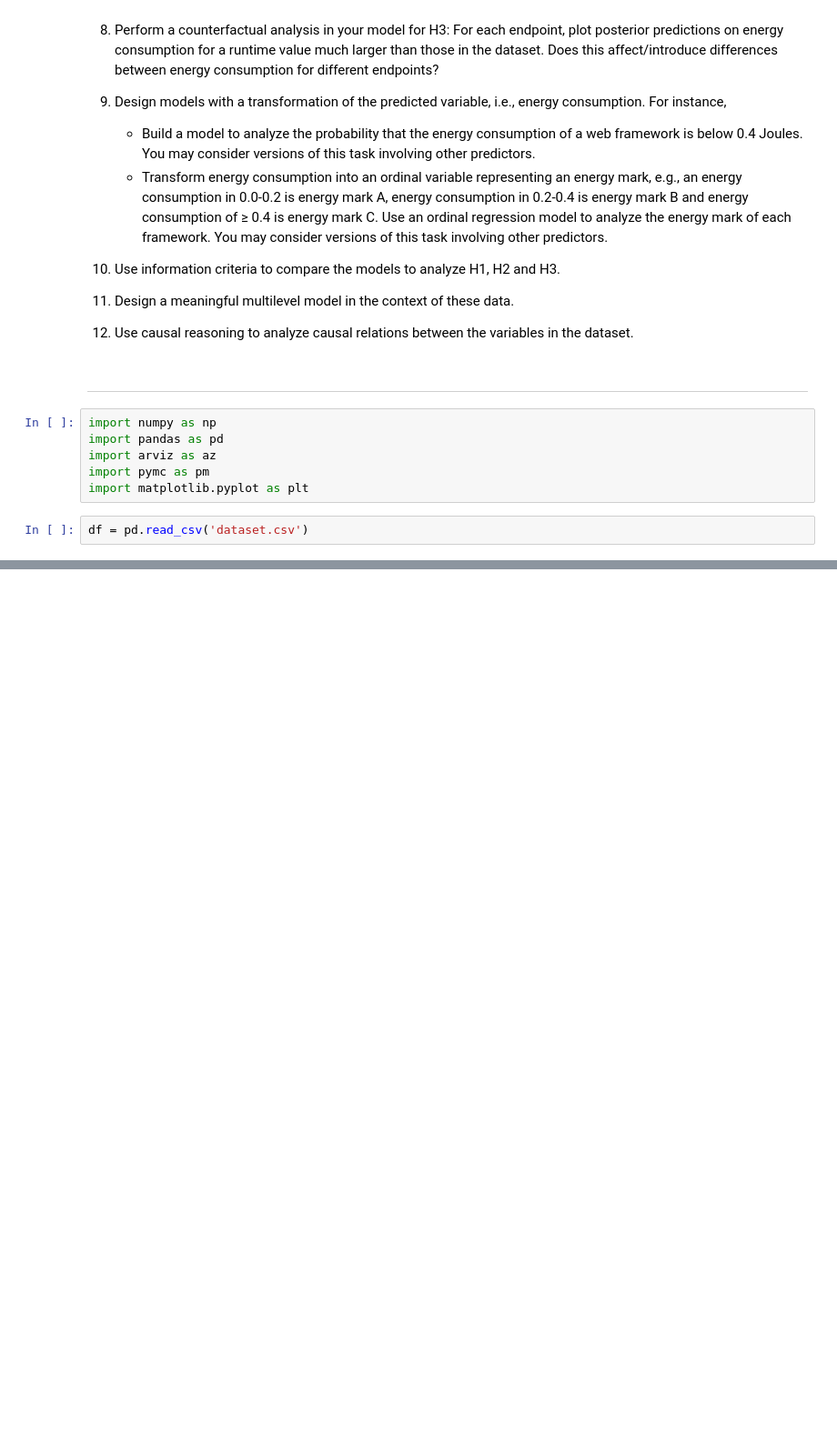
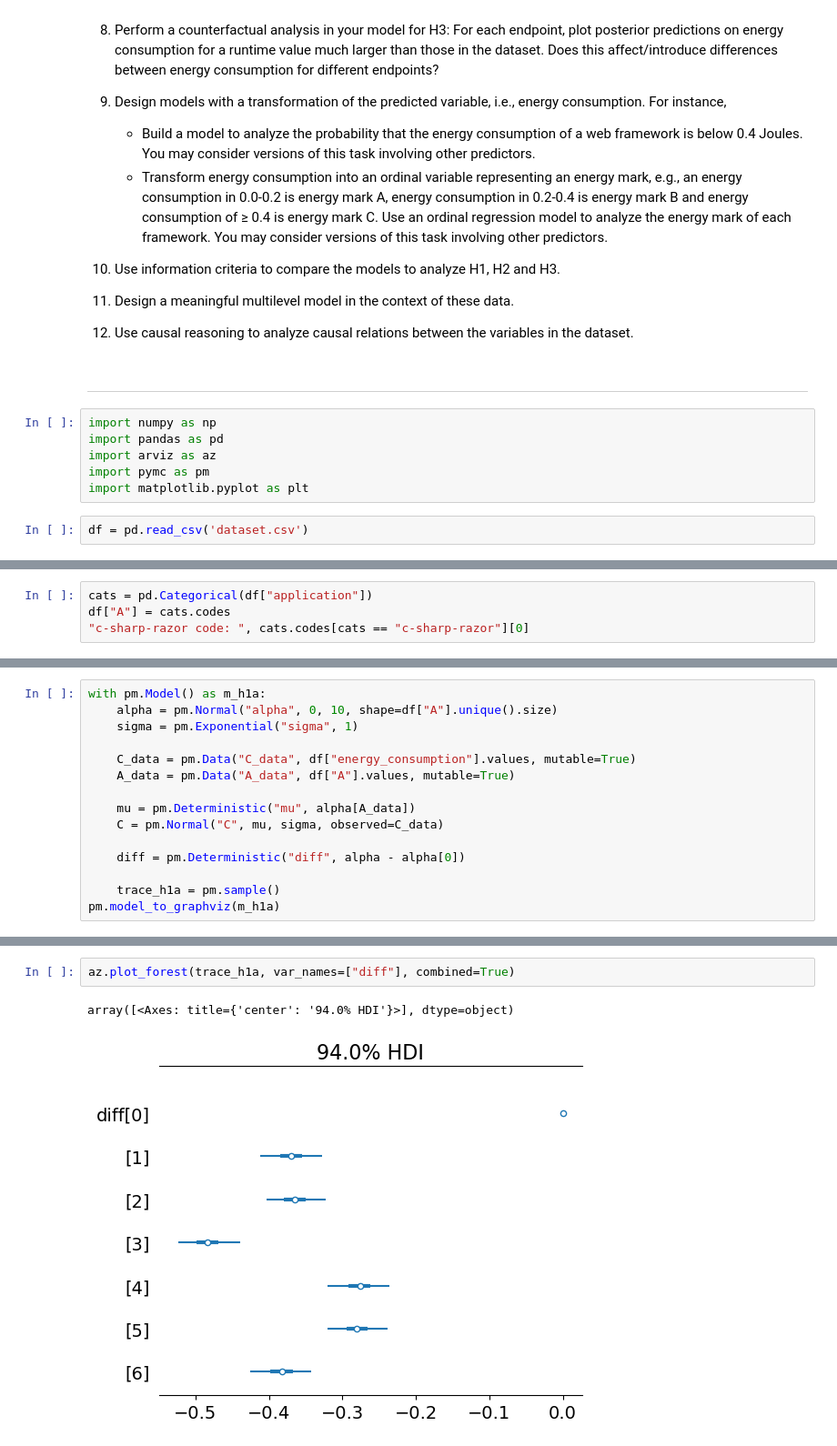
Before and after one commit to joakimGD/PRPRO-exam, a Jupyter notebook: main-question.ipynb, the cells around one changed output, grey strips where cells are left out. Shown at 91% size. Drawn from its saved outputs; the diff is of its cells as text; blank space fills up the shorter version.

```diff
--- a/main-question.ipynb
+++ b/main-question.ipynb
@@ -121,0 +164,4 @@ df
+# %%
+cats = pd.Categorical(df["application"])
+df["A"] = cats.codes
+"c-sharp-razor code: ", cats.codes[cats == "c-sharp-razor"][0]
@@ -121,0 +172,15 @@ df
+# %%
+with pm.Model() as m_h1a:
+    alpha = pm.Normal("alpha", 0, 10, shape=df["A"].unique().size)
+    sigma = pm.Exponential("sigma", 1)
+
+    C_data = pm.Data("C_data", df["energy_consumption"].values, mutable=True)
+    A_data = pm.Data("A_data", df["A"].values, mutable=True)
+
+    mu = pm.Deterministic("mu", alpha[A_data])
+    C = pm.Normal("C", mu, sigma, observed=C_data)
+
+    diff = pm.Deterministic("diff", alpha - alpha[0])
+
+    trace_h1a = pm.sample()
+pm.model_to_graphviz(m_h1a)
@@ -121,0 +217,5 @@ df
+# %%
+az.plot_forest(trace_h1a, var_names=["diff"], combined=True)
+# %% [output]
+array([<Axes: title={'center': '94.0% HDI'}>], dtype=object)
+[figure, added]
```
Also changed, not shown: parts of 14 cells of this notebook.
